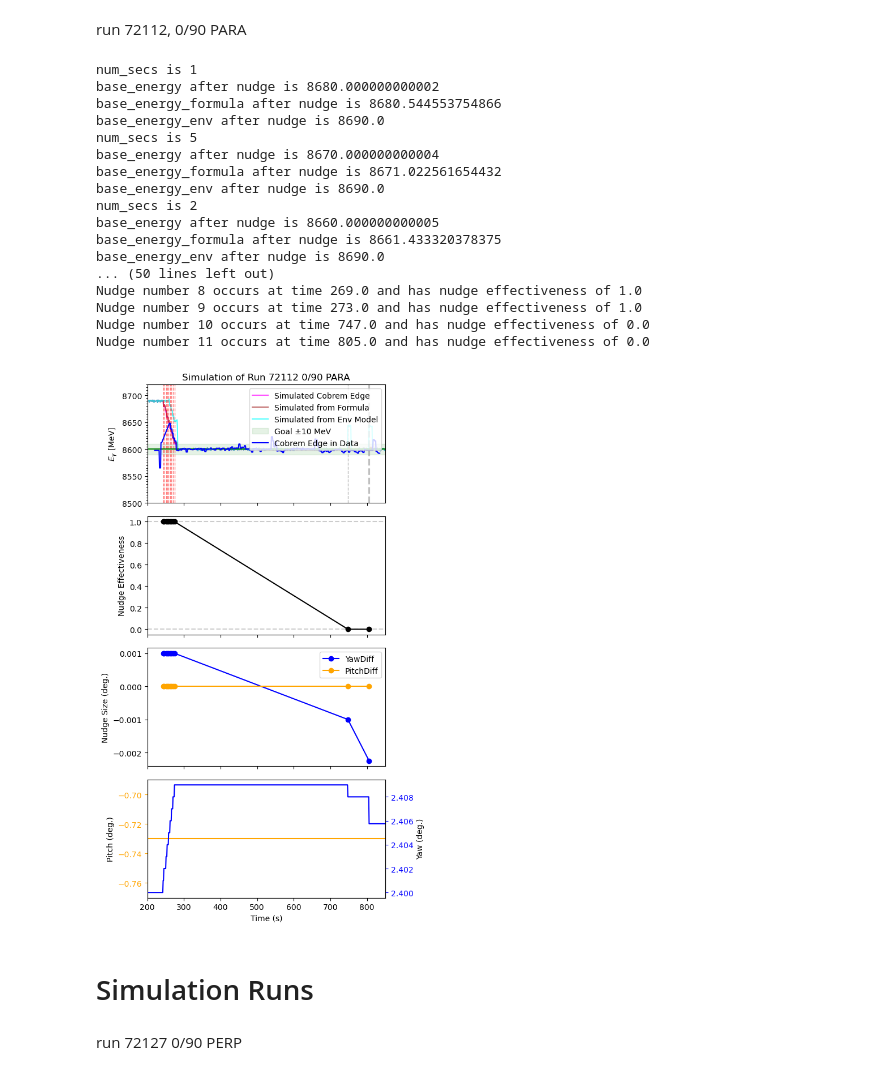
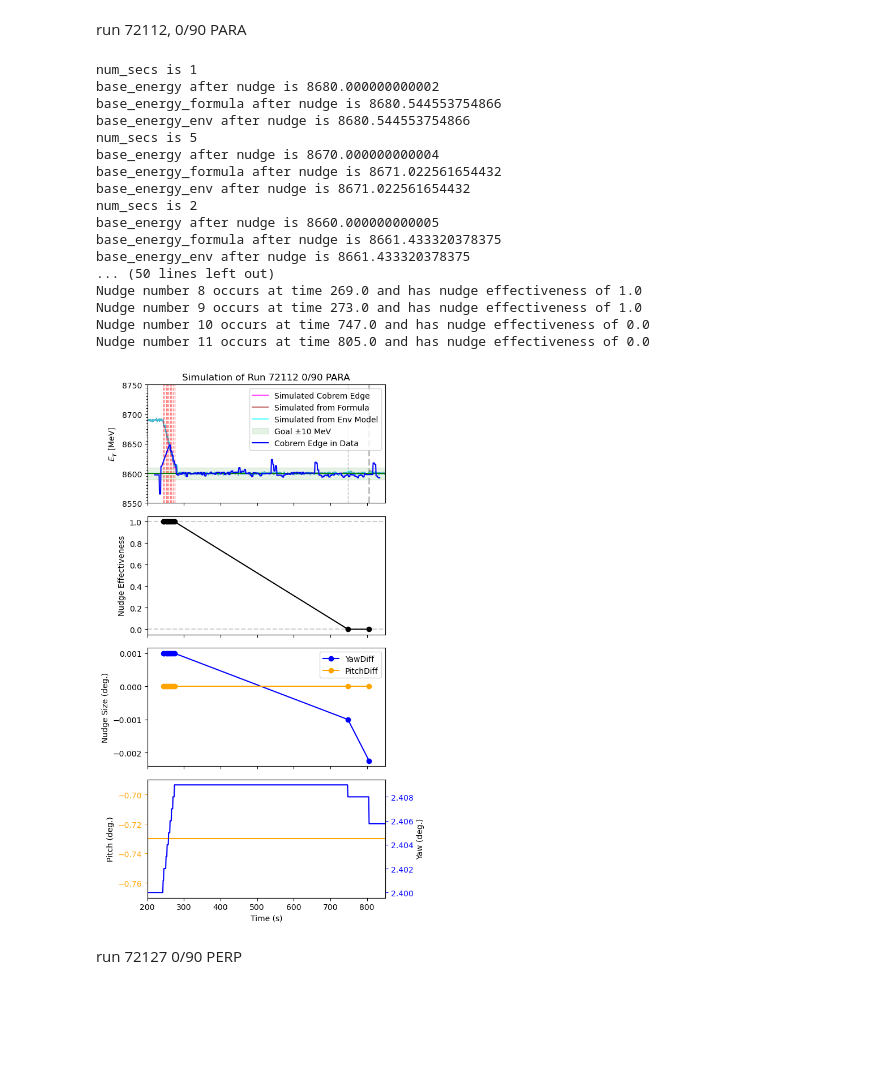
Before and after one commit to JeffersonLab/AIOP-Photon, a Jupyter notebook: jupyter_notebooks/simple_sim.ipynb, the cells around one changed output. Drawn from its saved outputs; the diff is of its cells as text; code cells hidden in the pictures; blank space fills up the shorter version.

Commit message:
debug the deltaE depending on run_periods and orientations

```diff
--- a/jupyter_notebooks/simple_sim.ipynb
+++ b/jupyter_notebooks/simple_sim.ipynb
@@ -489,7 +489,7 @@ class sim_engine:
             self.my_goni.do_nudge("yaw",-nudge_direction*step_size)
             _, new_energy_env = self.my_sim_env.step(
                 dpitch_deg=0.0,
-                dyaw_deg=nudge_direction*step_size,
+                dyaw_deg=-nudge_direction*step_size,
                 delta_dose=0.
             )
 
@@ -686,6 +686,7 @@ class sim_engine:
             beam_energy_E0=self.ebeam_energy,      # MeV
             coherent_edge_Ei=current_energy_env,  # MeV
             orientation=orientation_str,
+            run_period=self.run_period,
         )
         self.my_sim_env.beam_state.beam_pitch_deg = 0.0
         self.my_sim_env.beam_state.beam_yaw_deg = 0.0
@@ -1069,30 +1070,28 @@ run 72112, 0/90 PARA
 # %%
 sim_72112 = sim_engine("2020",2)
 #def generate_timeseries(self, num_seconds, input_energy, noise_size, energy_drift_model = 'None', model_params=[], auto_nudge = False):
 sim_72112.generate_timeseries(850,8690,1,"manual",[[242, 244, 250, 253, 257, 261, 265, 269, 273, 747, 805],[-1,-1,-1,-1,-1,-1,-1,-1,-1,1,1.5]])
-ax1_72112 = sim_72112.plot_result([200,850],[100,120],"Simulation of Run 72112 0/90 PARA","plots/simulated_run_72112.pdf")
+ax1_72112 = sim_72112.plot_result([200,850],[50,150],"Simulation of Run 72112 0/90 PARA","plots/simulated_run_72112.pdf")
 plot_data_E_in_sim(df_2020,72112,ax1_72112,save_as="plots/simulated_run_72112_with_data.pdf")
 # %% [output]
 num_secs is 1
 base_energy after nudge is 8680.000000000002
 base_energy_formula after nudge is 8680.544553754866
-base_energy_env after nudge is 8690.0
+base_energy_env after nudge is 8680.544553754866
 num_secs is 5
 base_energy after nudge is 8670.000000000004
 base_energy_formula after nudge is 8671.022561654432
-base_energy_env after nudge is 8690.0
+base_energy_env after nudge is 8671.022561654432
 num_secs is 2
 base_energy after nudge is 8660.000000000005
 base_energy_formula after nudge is 8661.433320378375
-base_energy_env after nudge is 8690.0
+base_energy_env after nudge is 8661.433320378375
 ... (50 lines left out)
 Nudge number 8 occurs at time 269.0 and has nudge effectiveness of 1.0
 Nudge number 9 occurs at time 273.0 and has nudge effectiveness of 1.0
 Nudge number 10 occurs at time 747.0 and has nudge effectiveness of 0.0
 Nudge number 11 occurs at time 805.0 and has nudge effectiveness of 0.0
-[figure, old version]
+[figure, new version]
-# %% [markdown]
-# Simulation Runs
 # %% [markdown]
 run 72127 0/90 PERP
 # %%
```
Also changed, not shown: parts of 10 cells of this notebook, 3 other files.
